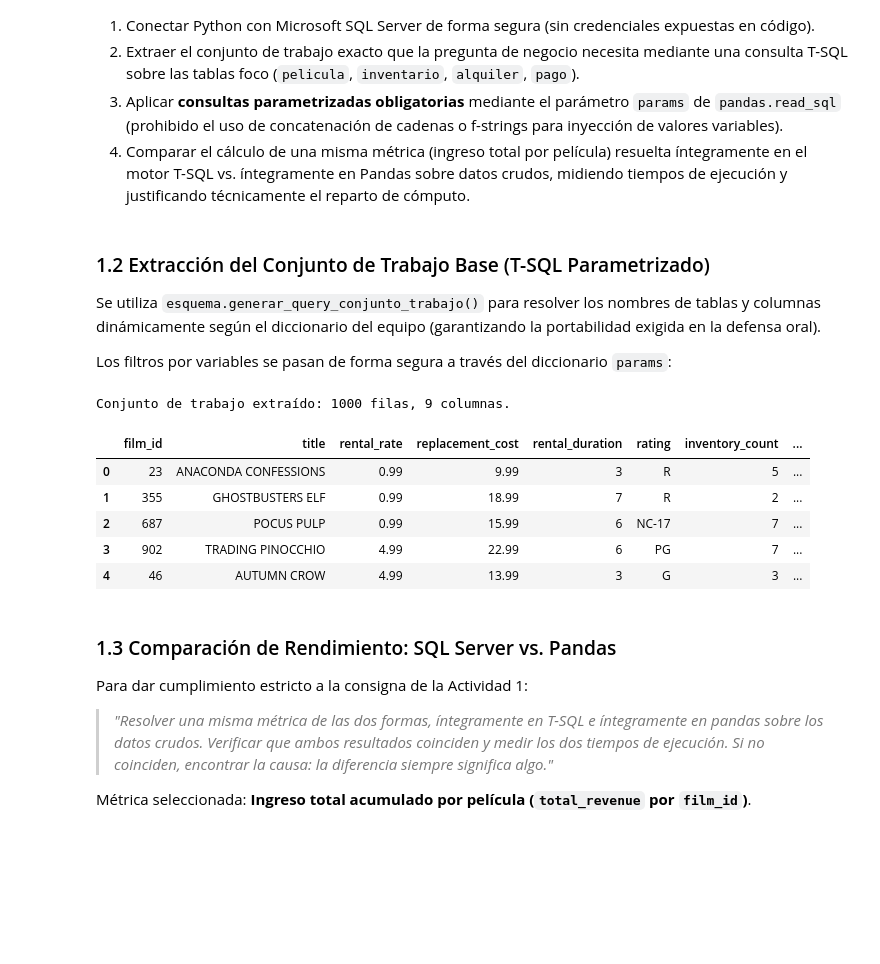
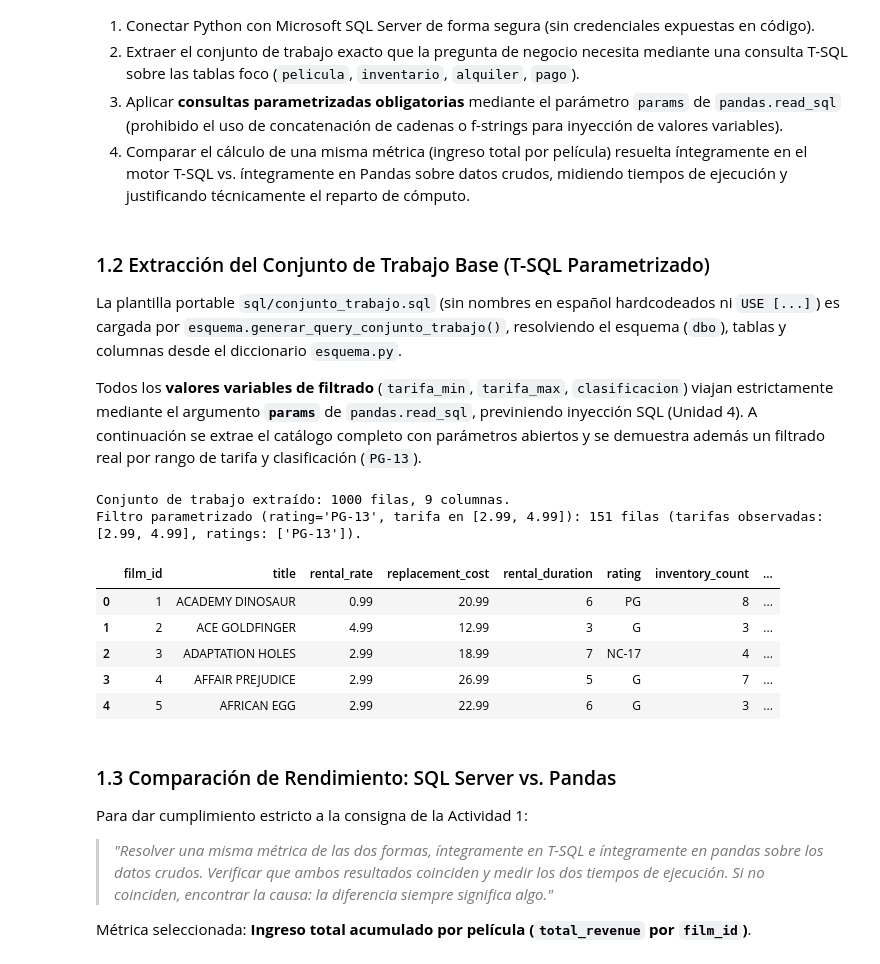
Before and after one commit to BUGn92/TP2SeminarioBD, a Jupyter notebook: notebooks/analisis.ipynb, the cells around one changed output. Saved outputs shown, nothing was run; the diff lists cells and outputs as text; code cells hidden in the pictures; blank space fills up the shorter version.

```diff
--- a/notebooks/analisis.ipynb
+++ b/notebooks/analisis.ipynb
@@ -79,31 +79,49 @@ df_reconciliacion
 # %% [markdown]
 ### 1.2 Extracción del Conjunto de Trabajo Base (T-SQL Parametrizado)
 
-Se utiliza `esquema.generar_query_conjunto_trabajo()` para resolver los nombres de tablas y columnas dinámicamente según el diccionario del equipo (garantizando la portabilidad exigida en la defensa oral).
+La plantilla portable `sql/conjunto_trabajo.sql` (sin nombres en español hardcodeados ni `USE [...]`) es cargada por `esquema.generar_query_conjunto_trabajo()`, resolviendo el esquema (`dbo`), tablas y columnas desde el diccionario `esquema.py`.
 
-Los filtros por variables se pasan de forma segura a través del diccionario `params`:
+Todos los **valores variables de filtrado** (`tarifa_min`, `tarifa_max`, `clasificacion`) viajan estrictamente mediante el argumento **`params`** de `pandas.read_sql`, previniendo inyección SQL (Unidad 4). A continuación se extrae el catálogo completo con parámetros abiertos y se demuestra además un filtrado real por rango de tarifa y clasificación (`PG-13`).
 # %%
-# ── 1.2 Consulta construida dinámicamente desde esquema.py ─────────────────────
-# Al reemplazar únicamente esquema.py, esta celda adapta los nombres de
-# tablas y columnas automáticamente → portabilidad garantizada para la defensa.
+# ── 1.2 Consulta construida desde sql/conjunto_trabajo.sql + esquema.py ──────
+# Al adaptar únicamente esquema.py (esquema, tablas y columnas) y .env,
+# esta celda corre sobre la base migrada de cualquier otro equipo.
 
 query_base = text(esquema.generar_query_conjunto_trabajo())
 
-# Extracción con parámetros seguros (params dict → anti-inyección SQL).
-# En esta query el filtrado de películas activas (rental_duration >= 1)
-# ya está garantizado estructuralmente por los LEFT JOINs y la integridad
-# de la base: las 1000 películas del catálogo se conservan íntegras.
-df_trabajo = pd.read_sql(query_base, engine)
+# 1) Extracción del conjunto de trabajo completo pasando límites vía params
+params_catalogo = {
+    "tarifa_min": 0.0,
+    "tarifa_max": 999.99,
+    "clasificacion": None,
+}
+df_trabajo = pd.read_sql(query_base, engine, params=params_catalogo)
 print(f"Conjunto de trabajo extraído: {df_trabajo.shape[0]} filas, {df_trabajo.shape[1]} columnas.")
+
+# 2) Demostración de filtro variable real pasado estrictamente por params
+params_filtro_demo = {
+    "tarifa_min": 2.99,
+    "tarifa_max": 4.99,
+    "clasificacion": "PG-13",
+}
+df_filtrado_demo = pd.read_sql(query_base, engine, params=params_filtro_demo)
+print(
+    f"Filtro parametrizado (rating='PG-13', tarifa en [2.99, 4.99]): "
+    f"{len(df_filtrado_demo)} filas "
+    f"(tarifas observadas: {sorted(df_filtrado_demo['rental_rate'].unique().tolist())}, "
+    f"ratings: {df_filtrado_demo['rating'].unique().tolist()})."
+)
+
 df_trabajo.head()
 # %% [output]
 Conjunto de trabajo extraído: 1000 filas, 9 columnas.
+Filtro parametrizado (rating='PG-13', tarifa en [2.99, 4.99]): 151 filas (tarifas observadas: [2.99, 4.99], ratings: ['PG-13']).
 |  | film_id | title | rental_rate | replacement_cost | rental_duration | rating | inventory_count | ... |
-| 0 | 23 | ANACONDA CONFESSIONS | 0.99 | 9.99 | 3 | R | 5 | ... |
-| 1 | 355 | GHOSTBUSTERS ELF | 0.99 | 18.99 | 7 | R | 2 | ... |
-| 2 | 687 | POCUS PULP | 0.99 | 15.99 | 6 | NC-17 | 7 | ... |
-| 3 | 902 | TRADING PINOCCHIO | 4.99 | 22.99 | 6 | PG | 7 | ... |
-| 4 | 46 | AUTUMN CROW | 4.99 | 13.99 | 3 | G | 3 | ... |
+| 0 | 1 | ACADEMY DINOSAUR | 0.99 | 20.99 | 6 | PG | 8 | ... |
+| 1 | 2 | ACE GOLDFINGER | 4.99 | 12.99 | 3 | G | 3 | ... |
+| 2 | 3 | ADAPTATION HOLES | 2.99 | 18.99 | 7 | NC-17 | 4 | ... |
+| 3 | 4 | AFFAIR PREJUDICE | 2.99 | 26.99 | 5 | G | 7 | ... |
+| 4 | 5 | AFRICAN EGG | 2.99 | 22.99 | 6 | G | 3 | ... |
 # %% [markdown]
 ### 1.3 Comparación de Rendimiento: SQL Server vs. Pandas
 
```
Also changed, not shown: parts of 21 cells of this notebook, 18 other files.
